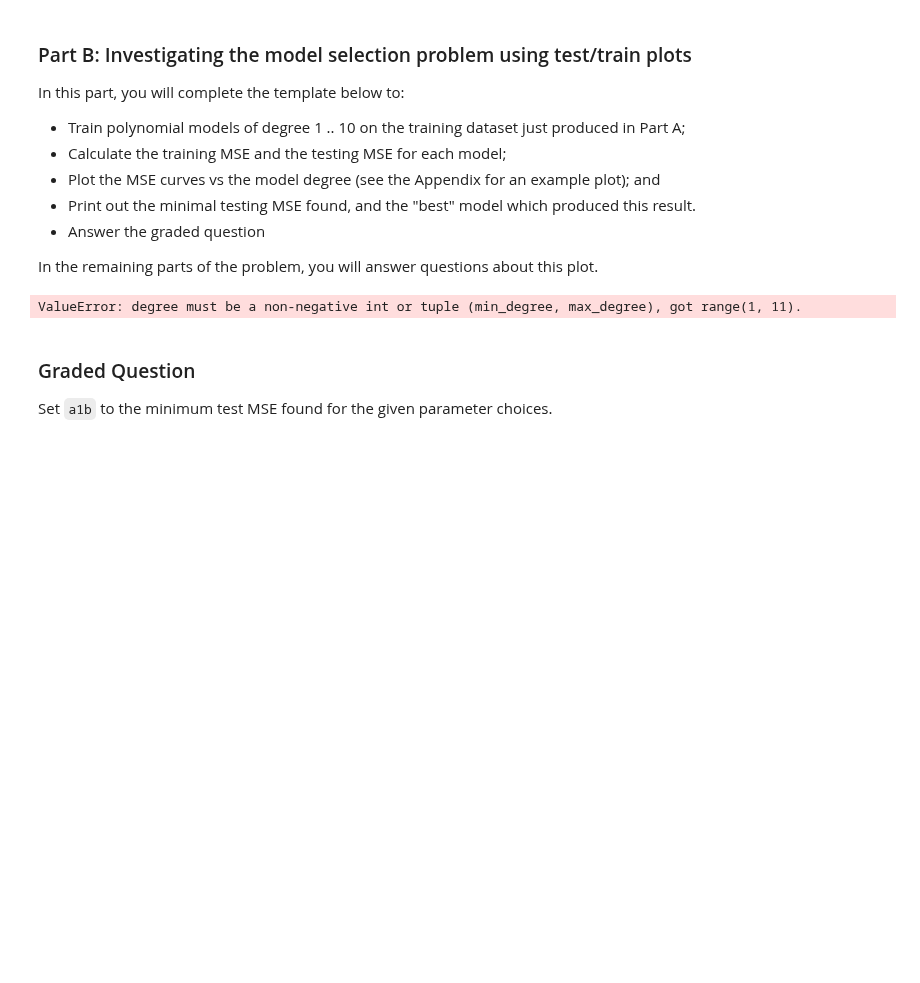
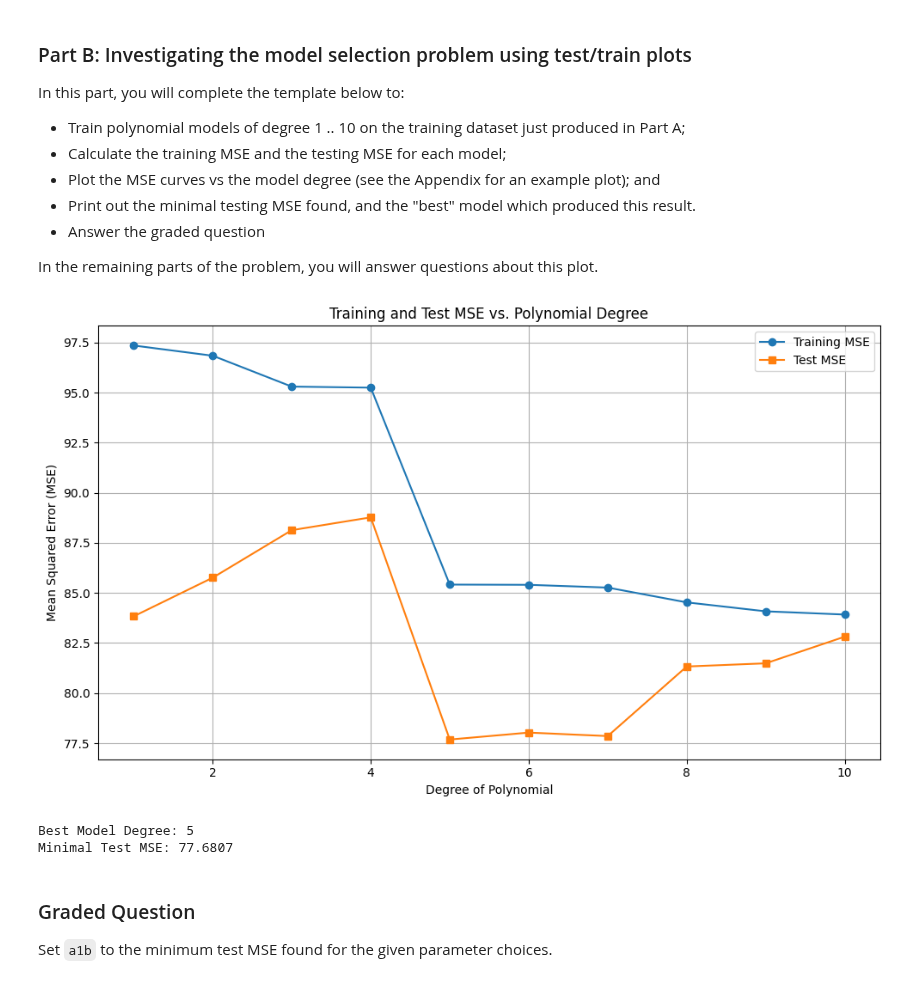
Before and after one commit to amc200092845471/Module-3-Assignments, a Jupyter notebook: Homework_03.ipynb, the cells around one changed output. Cells and saved outputs as stored; diff of their text form; code cells hidden in the pictures; blank space fills up the shorter version.

```diff
--- a/Homework_03.ipynb
+++ b/Homework_03.ipynb
@@ -151,49 +151,54 @@ test_errors  = []     # store testing MSEs for each degree here
 
 for d in degrees:
 
-    pass             # remove: just to get the cell to run without error
+    #pass             # remove: just to get the cell to run without error
 
     # Use PolynomialFeatures to transform the data into appropriate form for
     # a polynomial model of degree d.
 
-    poly = PolynomialFeatures(degrees,include_bias=False)
-    X_poly = poly.fit_transform(X)
+    poly = PolynomialFeatures(degree=d,include_bias=False)
     X_train_poly = poly.fit_transform(X_Train)
     X_test_poly = poly.fit_transform(X_test)
     # Fit a linear regression model on the transformed data
     model = LinearRegression()
-    model.fit(X_train_poly,X_test_poly)
+    model.fit(X_train_poly,y_train)
     # Predict on the train and test sets
     y_train_pred = model.predict(X_train_poly)
     y_test_pred = model.predict(X_test_poly)
 
     # Calculate the MSEs and append to the appropriate lists
     train_mse = mean_squared_error(y_train,y_train_pred)
     test_mse = mean_squared_error(y_test,y_test_pred)
     train_errors.append(train_mse)
     test_errors.append(test_mse)
 
 
 # Plot training and test MSEs vs degree of model using train_errors and test_errors
 # Note that the x axis should have ticks for 1 .. 10 only
 
 plt.figure(figsize=(10, 6))
 plt.plot(degrees, train_errors, marker='o', label='Training MSE')
 plt.plot(degrees, test_errors , marker='s', label='Test MSE')
 plt.xlabel('Degree of Polynomial')
 plt.ylabel('Mean Squared Error (MSE)')
 plt.title('Training and Test MSE vs. Polynomial Degree')
 plt.legend()
 plt.grid(True)
 plt.tight_layout()
 plt.show()
 
 # Calculate and print out the minimal MSE for test set and degree where it was obtained
 # Hint: notice carefully that the MSE lists are for degrees [1, 2, 3, ....]  (i.e., index + 1)
 
-# Your code here
+min_test_mse = min(test_errors)
+best_degree = degrees[test_errors.index(min_test_mse)]
+
+print(f"\nBest Model Degree: {best_degree}")
+print(f"Minimal Test MSE: {min_test_mse:.4f}")
 # %% [output]
+[figure, added]
-ValueError: degree must be a non-negative int or tuple (min_degree, max_degree), got range(1, 11).
+Best Model Degree: 5
+Minimal Test MSE: 77.6807
 # %% [markdown]
 ### Graded Question
 
```
Also changed, not shown: parts of 8 cells of this notebook.
